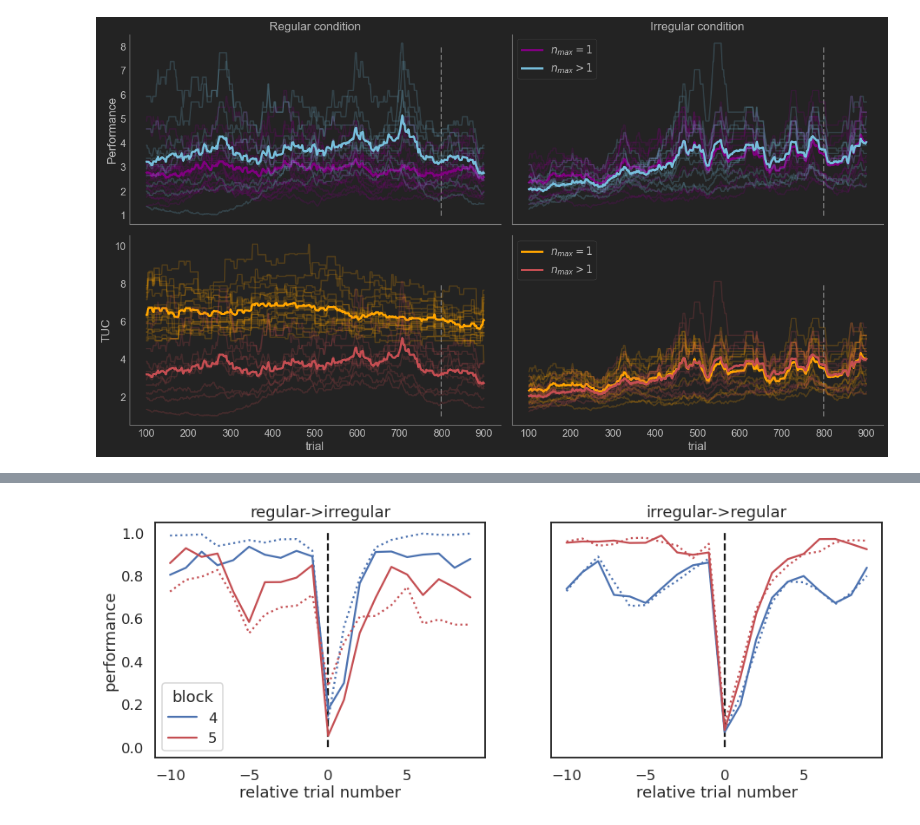
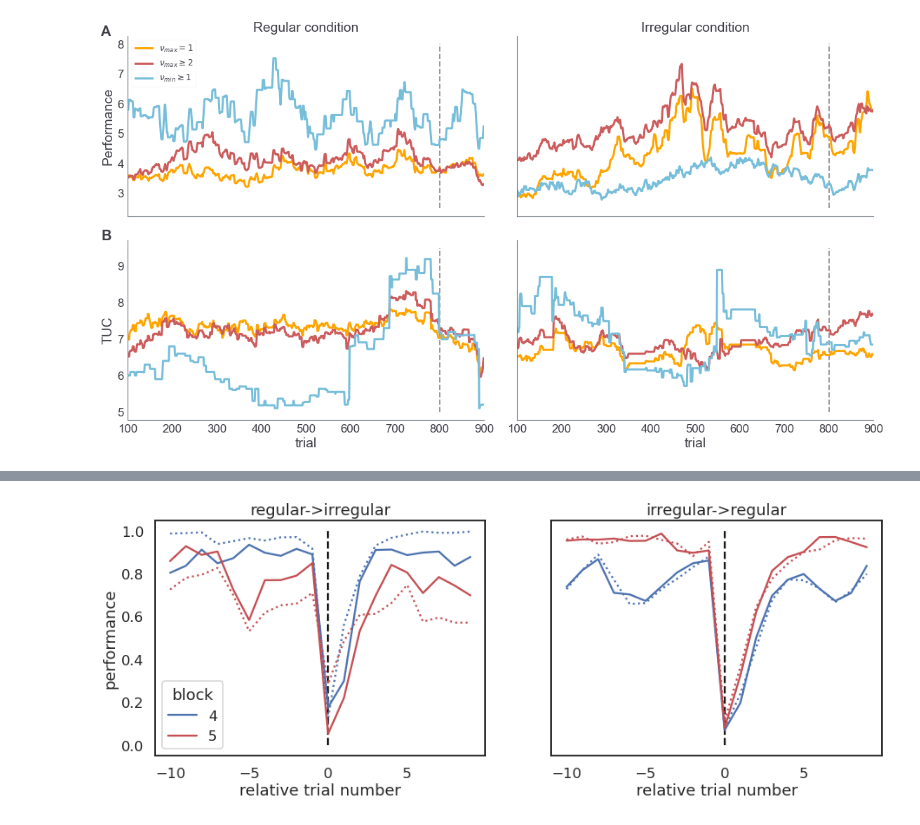
Before and after one commit to dimarkov/pybefit, a Jupyter notebook: examples/temporal_rev_learn/plot_behavioural_data.ipynb, the cells around one changed output, grey strips where cells are left out. Cells and saved outputs as stored; diff of their text form; code cells hidden in the pictures.

```diff
--- a/examples/temporal_rev_learn/plot_behavioural_data.ipynb
+++ b/examples/temporal_rev_learn/plot_behavioural_data.ipynb
@@ -259,3 +162,0 @@ fig.savefig('invivo_comp_perf_tuc.svg', transparent=True, dpi=300)
-# %%
-fits = np.load('post_sample.npz', allow_pickle=True)
-waic = fits['samples'].item()['waic']
@@ -280,0 +216,14 @@ fig.savefig('data_model_comaprison.svg', transparent=True, dpi=300)
+# %%
+import glob
+waics = {}
+samples = {}
+for filename in sorted(glob.glob('fit_waic_sample/*.*')):
+    print(filename)
+    fits = np.load(filename, allow_pickle=True)
+    m = int(filename.split('_')[-1].split('.')[0])
+    waics[m] = fits['waic']
+    samples[m] = fits['samples'].item()
+
+waic_array = np.zeros((len(waics), nsub))
+for m in sorted(waics.keys()):
+    waic_array[m-1] = waics[m]
@@ -281,68 +336,75 @@ fig.savefig('data_model_comaprison.svg', transparent=True, dpi=300)
 # %%
-probs = softmax(waic, 0)
-locs = probs.argmax(0) == 0
+jtplot.style(theme='grade3', context='paper', fscale=1.6, grid=False)
+
+ws = 201
+locs1 = probs_red.argmax(-1) == 0
+locs2 = probs_red.argmax(-1) == 1
+locs3 = probs_red.argmax(-1) == 2
 
 fig, axes = plt.subplots(2, 2, figsize=(16, 9), sharex=True, sharey='row')
-trials = jnp.arange(101, 901)
+trials = np.arange(101, 901)
 
 states =  np.concatenate([Sreg[None].repeat(ns_reg, 0), Sirr[None].repeat(ns_irr, 0)], 0)
 tuc = trials_until_correct(np.nan_to_num(corrects).T, states, τ=3)
 rolling_tuc = running_mean(tuc, ws=ws)
-rolling_perf = performance(np.nan_to_num(corrects), ws=ws)
+rolling_perf = performance(corrects, ws=ws)
 
-rp1 = rolling_perf[:ns_reg][locs[:ns_reg], :].T
-axes[0, 0].plot(trials, rp1, color='purple', alpha=.2, lw=2);
-axes[0, 0].plot(trials, rp1.mean(-1), color='purple', lw=3, label=r'$n_{max}=1$');
+rp1 = rolling_perf[:ns_reg][locs1[:ns_reg], :].T
+axes[0, 0].plot(trials, rp1.mean(-1), color='orange', lw=3, label=r'$\nu_{max}=1$');
 
-rp11 = rolling_perf[:ns_reg][~locs[:ns_reg], :].T
-axes[0, 0].plot(trials, rp11, color='c', alpha=.2, lw=2);
-axes[0, 0].plot(trials, rp11.mean(-1), color='c', lw=3, label=r'$n_{max}>1$');
+rp11 = rolling_perf[:ns_reg][locs2[:ns_reg], :].T
+axes[0, 0].plot(trials, rp11.mean(-1), color='indianred', lw=3, label=r'$\nu_{max}\geq 2$');
 
-rp2 = rolling_perf[ns_reg:][locs[ns_reg:], :].T
-axes[0, 1].plot(trials, rp2, color='purple', alpha=.2, lw=2);
-axes[0, 1].plot(trials, rp2.mean(-1), color='purple', lw=3, label=r'$n_{max}=1$');
+rp12 = rolling_perf[:ns_reg][locs3[:ns_reg], :].T
+axes[0, 0].plot(trials, rp12.mean(-1), color='c', lw=3, label=r'$\nu_{min}\geq 1$');
 
-rp22 = rolling_perf[ns_reg:][~locs[ns_reg:], :].T
-axes[0, 1].plot(trials, rp22, color='c', alpha=.2, lw=2);
-axes[0, 1].plot(trials, rp22.mean(-1), color='c', lw=3, label=r'$n_{max}>1$');
+rp2 = rolling_perf[ns_reg:][locs1[ns_reg:], :].T
+axes[0, 1].plot(trials, rp2.mean(-1), color='orange', lw=3, label=r'$\nu_{max}=1$');
 
-rl1 = rolling_tuc[:ns_reg][locs[:ns_reg], :].T
-axes[1, 0].plot(trials, rl1, color='orange', alpha=.2, lw=2);
-axes[1, 0].plot(trials, rl1.mean(-1), color='orange', lw=3, label=r'$n_{max}=1$');
+rp21 = rolling_perf[ns_reg:][locs2[ns_reg:], :].T
+axes[0, 1].plot(trials, rp21.mean(-1), color='indianred', lw=3, label=r'$\nu_{max}\geq 2$');
 
-rl11 = rolling_tuc[:ns_reg][~locs[:ns_reg], :].T
-axes[1, 0].plot(trials, rp11, color='r', alpha=.2, lw=2);
-axes[1, 0].plot(trials, rp11.mean(-1), color='r', lw=3, label=r'$n_{max}>1$');
+rp22 = rolling_perf[ns_reg:][locs3[ns_reg:], :].T
+axes[0, 1].plot(trials, rp22.mean(-1), color='c', lw=3, label=r'$\nu_{min}\geq 1$');
 
-rl2 = rolling_tuc[ns_reg:][locs[ns_reg:], :].T
-axes[1, 1].plot(trials, rp2, color='orange', alpha=.2, lw=2);
-axes[1, 1].plot(trials, rp2.mean(-1), color='orange', lw=3, label=r'$n_{max}=1$');
+rl1 = rolling_tuc[:ns_reg][locs1[:ns_reg], :].T
+axes[1, 0].plot(trials, rl1.mean(-1), color='orange', lw=3, label=r'$\nu_{max}=1$');
 
-rl22 = rolling_tuc[ns_reg:][~locs[ns_reg:], :].T
-axes[1, 1].plot(trials, rp22, color='r', alpha=.2, lw=2);
-axes[1, 1].plot(trials, rp22.mean(-1), color='r', lw=3, label=r'$n_{max}>1$');
+rl11 = rolling_tuc[:ns_reg][locs2[:ns_reg], :].T
+axes[1, 0].plot(trials, rl11.mean(-1), color='indianred', lw=3, label=r'$\nu_{max}\geq 2$');
 
-# axes[1, 0].plot(trials, rolling_tuc[:ns_reg].T, color='r', lw=2, alpha=.2);
-# axes[1, 1].plot(trials, rolling_tuc[ns_reg:].T, color='r', lw=2, alpha=.2);
+rl12 = rolling_tuc[:ns_reg][locs3[:ns_reg], :].T
+axes[1, 0].plot(trials, rl12.mean(-1), color='c', lw=3, label=r'$\nu_{max}>1$');
+
+rl2 = rolling_tuc[ns_reg:][locs1[ns_reg:], :].T
+axes[1, 1].plot(trials, rl2.mean(-1), color='orange', lw=3, label=r'$\nu_{max}=1$');
+
+rl21 = rolling_tuc[ns_reg:][locs2[ns_reg:], :].T
+axes[1, 1].plot(trials, rl21.mean(-1), color='indianred', lw=3, label=r'$\nu_{max}\qeg 2$');
+
+rl22 = rolling_tuc[ns_reg:][locs3[ns_reg:], :].T
+axes[1, 1].plot(trials, rl22.mean(-1), color='c', lw=3, label=r'$\nu_{max}>1$');
 
 for i in range(2):
-    axes[0, i].vlines(800, 1, 8, color='gray', linestyle='--', lw=2, alpha=.8)
-    axes[1, i].vlines(800, 1, 8, color='gray', linestyle='--', lw=2, alpha=.8)
+    axes[0, i].vlines(800, 2.5, 8, color='gray', linestyle='--', lw=2, alpha=.8)
+    axes[1, i].vlines(800, 5, 9.5, color='gray', linestyle='--', lw=2, alpha=.8)
 
 # axes[0, 1].legend(loc=2, title='Model');
-
-axes[0, 1].legend(loc=2)
-axes[1, 1].legend(loc=2)
+axes[0, 0].legend(loc=2, fontsize=12)
 
 axes[0, 0].set_ylabel('Performance');
 axes[1, 0].set_ylabel('TUC');
 axes[0, 0].set_title('Regular condition')
 axes[0, 1].set_title('Irregular condition')
 axes[1, 0].set_xlabel('trial')
 axes[1, 1].set_xlabel('trial')
+axes[1, 1].set_xlim([100, 900])
+
+for i in range(2):
+    axes[i, 0].text(-.075, 1., string.ascii_uppercase[i], transform=axes[i, 0].transAxes, size=20, weight='bold')
 
 fig.tight_layout()
 sns.despine(fig)
-fig.savefig('invivo_comp_perf_tuc_labeled.svg', transparent=True, dpi=300)
+fig.savefig('Fig8.pdf', transparent=True, dpi=300)
 # %% [output]
-[figure, old version]
+[figure, new version]
```
Also changed, not shown: parts of 26 cells of this notebook, 10 other files.
